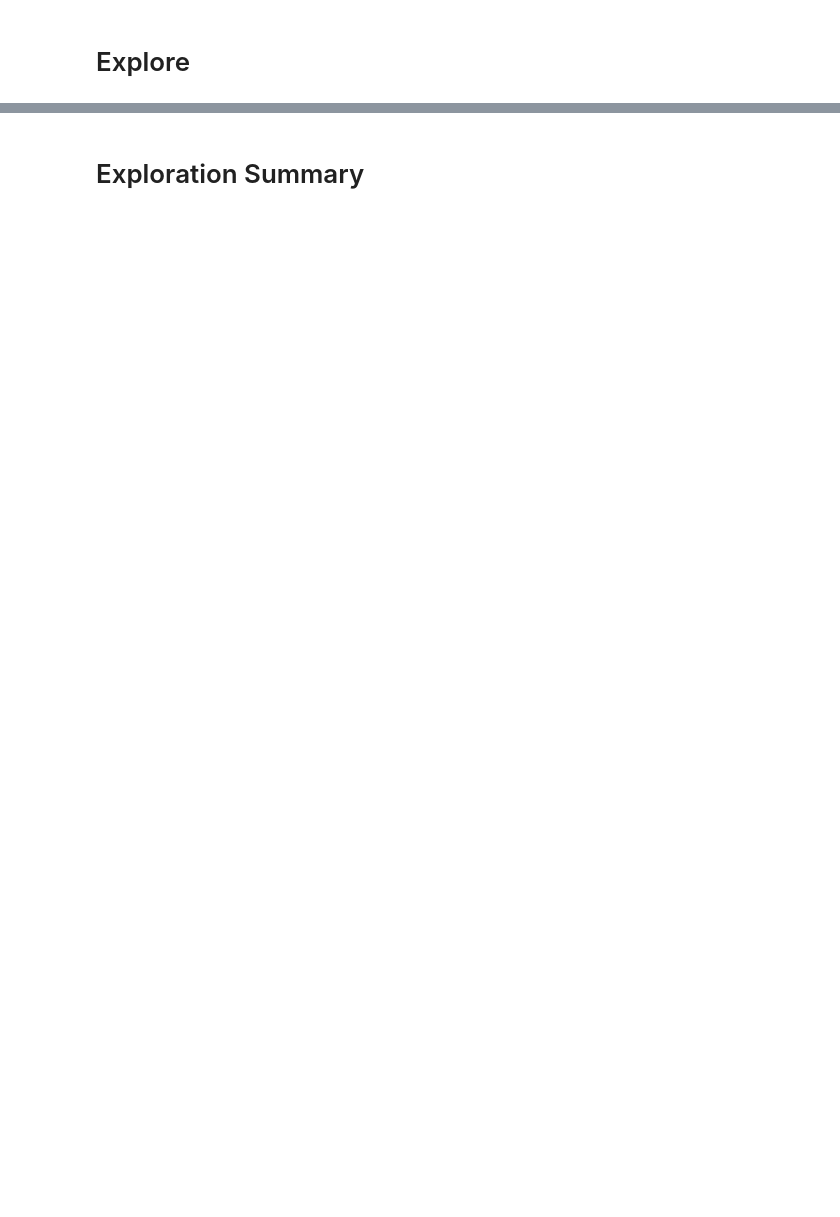
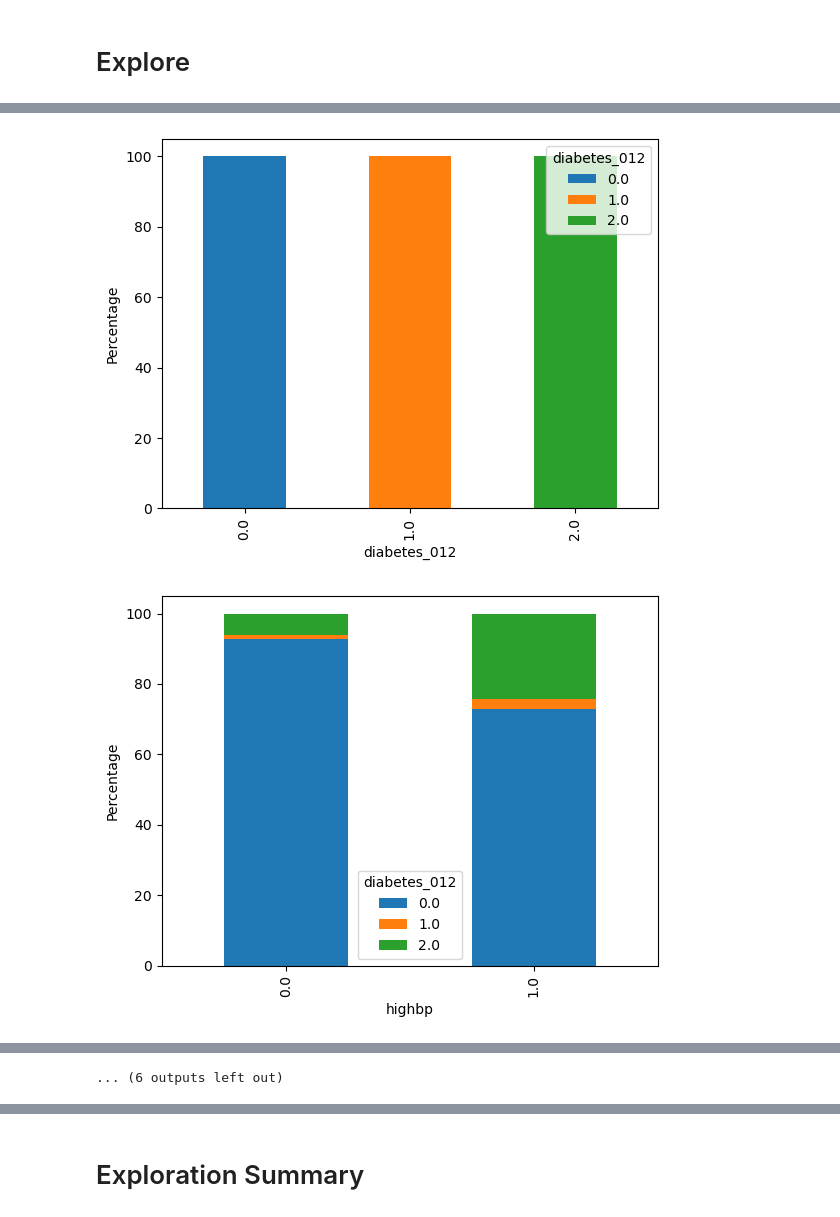
Before and after one commit to Joshua-Click/individual-project, a Jupyter notebook: final_notebook.ipynb, the cells around one changed output, grey strips where cells are left out. Cells and saved outputs as stored; diff of their text form; code cells hidden in the pictures; blank space fills up the shorter version.

```diff
--- a/final_notebook.ipynb
+++ b/final_notebook.ipynb
@@ -56,0 +149,5 @@ df3 = w.acquire_prep_diabetes_df3(df1)
+# %%
+w.stacked_plot(cat_cols, train1)
+# %% [output]
+[figure, added]
+[figure, added]
@@ -56,0 +164 @@ df3 = w.acquire_prep_diabetes_df3(df1)
+... (6 outputs left out)
```
Also changed, not shown: parts of 97 cells of this notebook, 2 other files.
